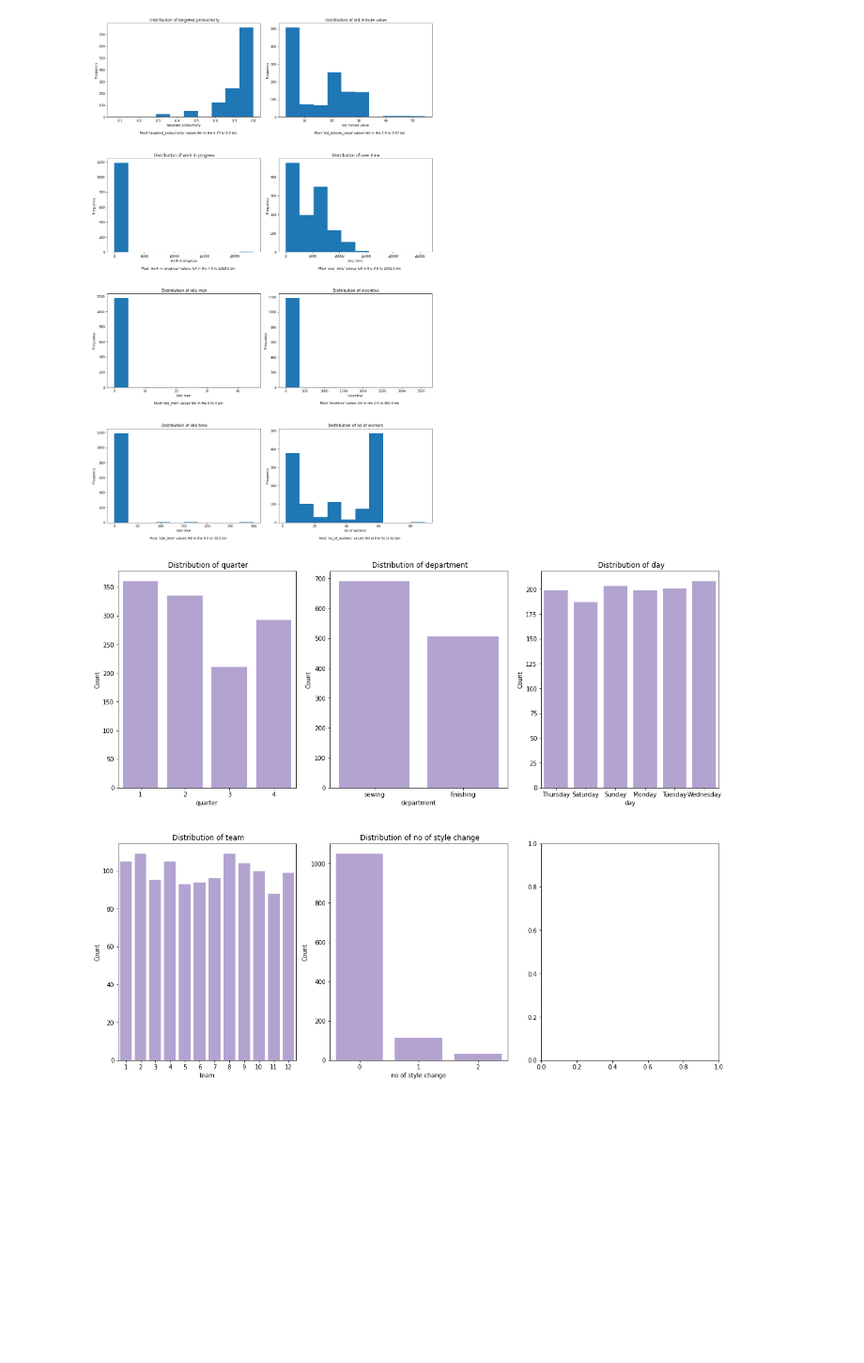
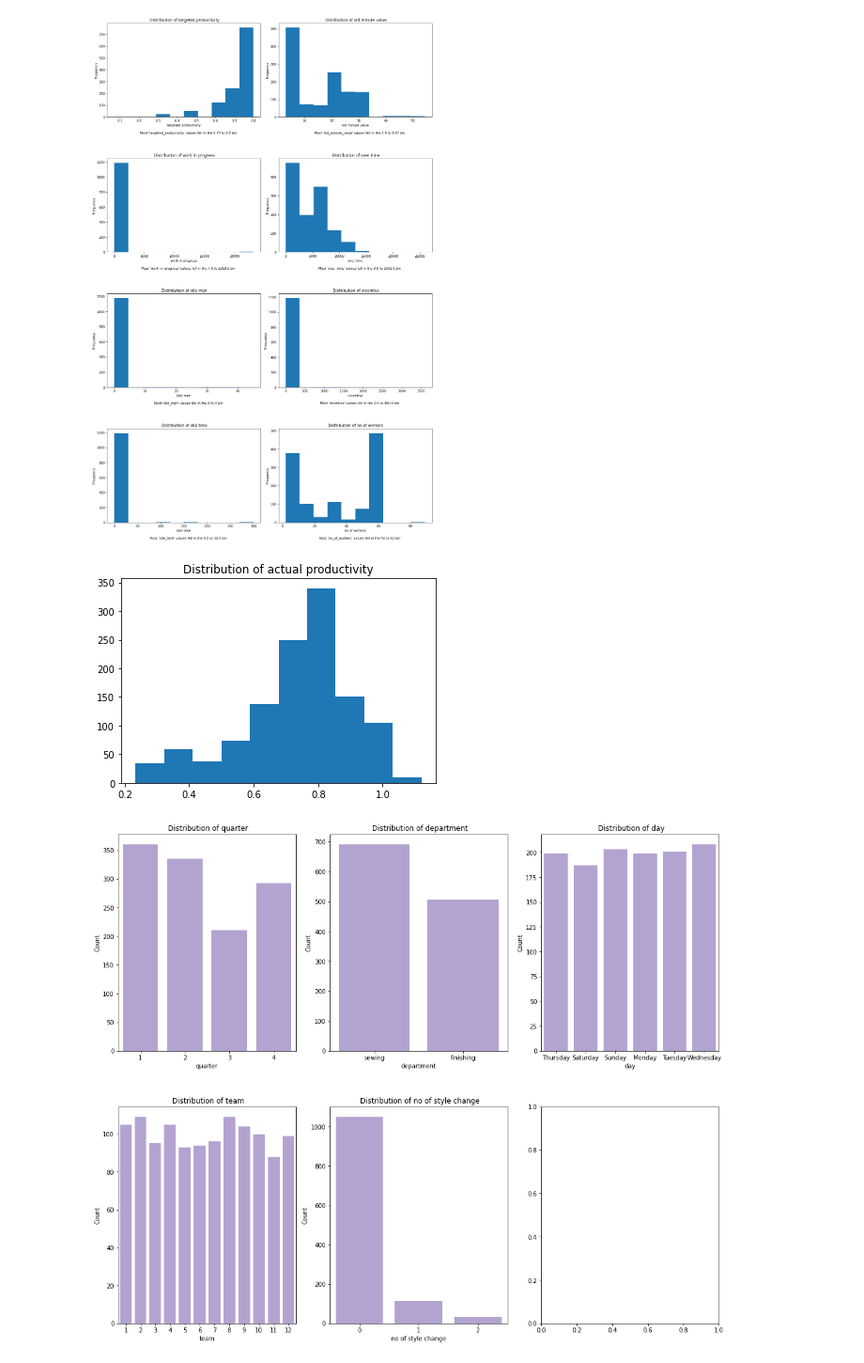
Before and after one commit to dynasty-29/Productivity-Prediction-Project, a Jupyter notebook: productivity_prediction.ipynb, the cells around one changed output. Shown at 94% size. Cells and saved outputs as stored; diff of their text form; code cells hidden in the pictures; blank space fills up the shorter version.

```diff
--- a/productivity_prediction.ipynb
+++ b/productivity_prediction.ipynb
@@ -430,6 +430,15 @@ plt.subplots_adjust(top=1.5)
 plt.show()
 # %% [output]
 [figure]
+# %%
+#Distribution of target - actual productivity
+plt.hist(df['actual_productivity'], bins= 10)
+plt.title("Distribution of actual productivity")
+# plt.set_xlabel("actual productivity")
+# plt.set_ylabel("frequency")
+plt.show()
+# %% [output]
+[figure, added]
 # %%
 #countplots
 fig,axes = plt.subplots(nrows=2, ncols=3,figsize=(15,8))
```
Also changed, not shown: parts of 15 cells of this notebook.
